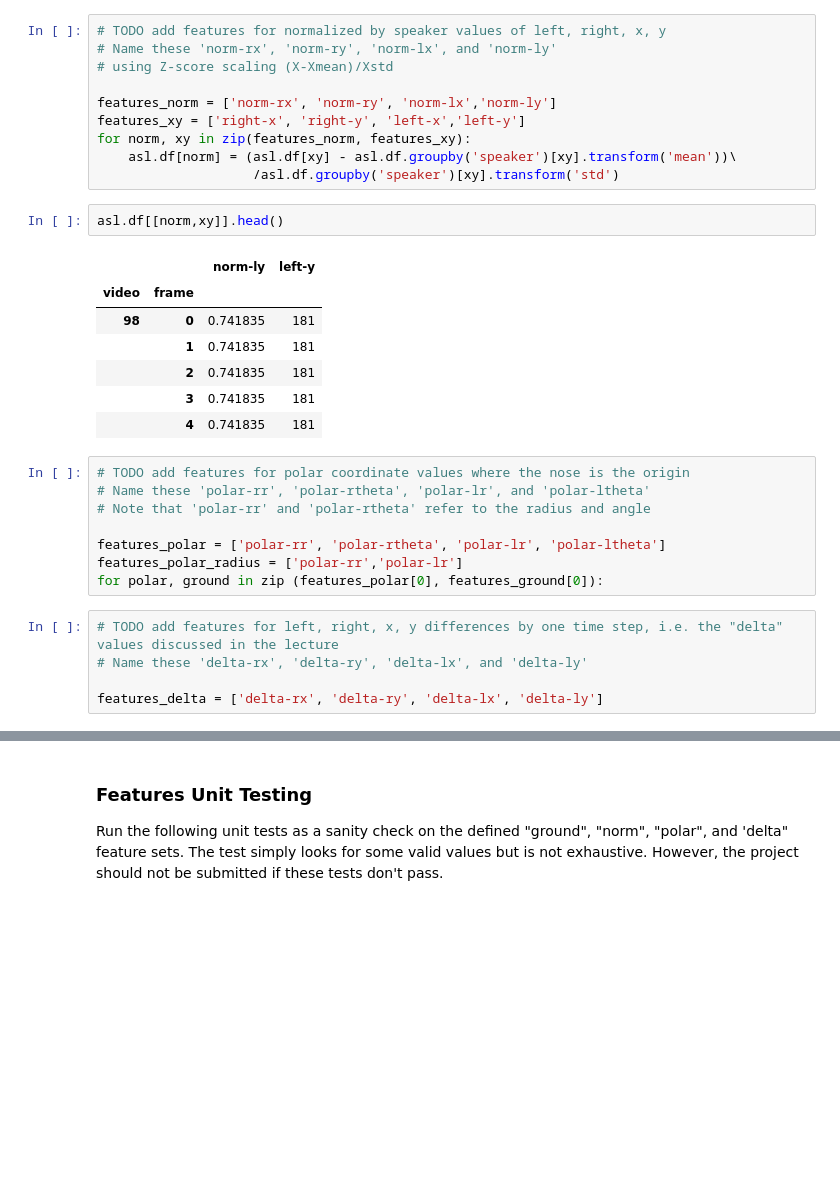
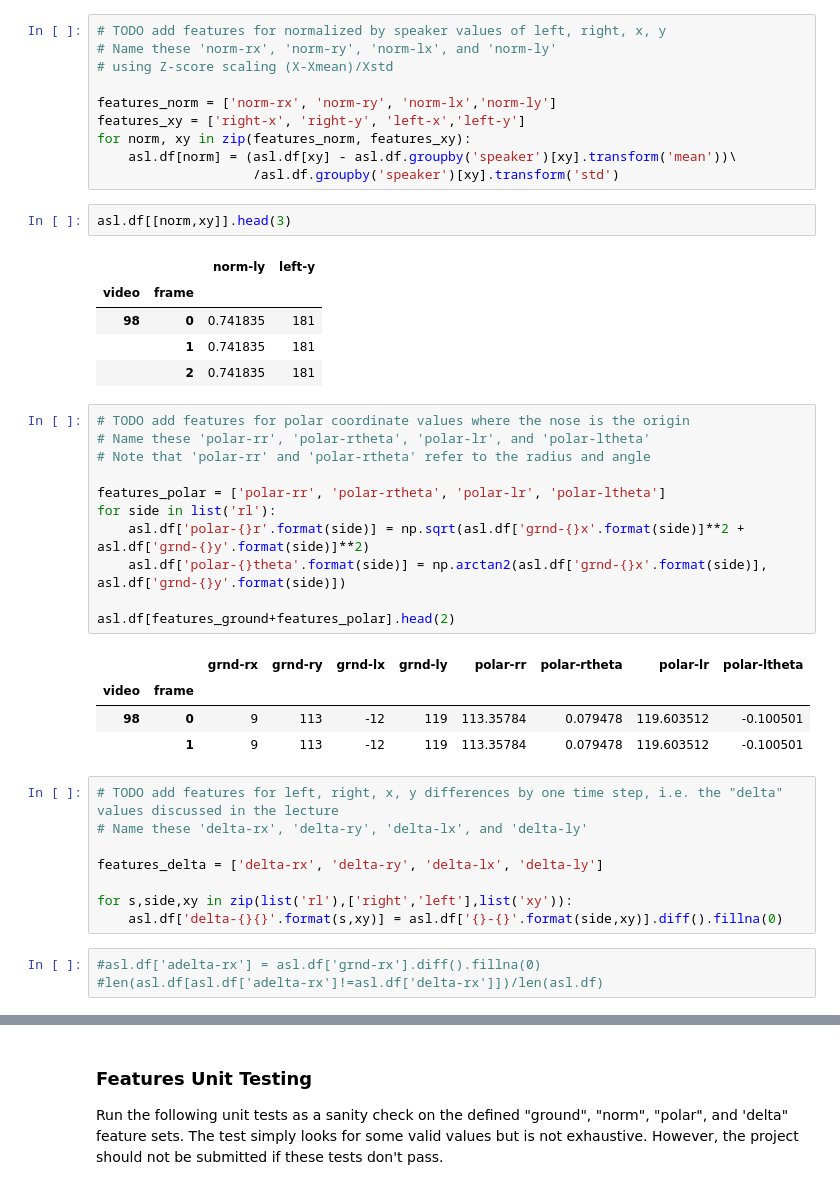
Before and after one commit to ergut/aind-recognizer, a Jupyter notebook: asl_recognizer.ipynb, the cells around one changed output, grey strips where cells are left out. Saved outputs shown, nothing was run; the diff lists cells and outputs as text; blank space fills up the shorter version.

```diff
--- a/asl_recognizer.ipynb
+++ b/asl_recognizer.ipynb
@@ -229,28 +208,40 @@ for norm, xy in zip(features_norm, features_xy):
     asl.df[norm] = (asl.df[xy] - asl.df.groupby('speaker')[xy].transform('mean'))\
                     /asl.df.groupby('speaker')[xy].transform('std')
 # %%
-asl.df[[norm,xy]].head()
+asl.df[[norm,xy]].head(3)
 # %% [output]
 |  |  | norm-ly | left-y |
 | video | frame |  |  |
 | 98 | 0 | 0.741835 | 181 |
 |  | 1 | 0.741835 | 181 |
 |  | 2 | 0.741835 | 181 |
-|  | 3 | 0.741835 | 181 |
-|  | 4 | 0.741835 | 181 |
 # %%
 # TODO add features for polar coordinate values where the nose is the origin
 # Name these 'polar-rr', 'polar-rtheta', 'polar-lr', and 'polar-ltheta'
 # Note that 'polar-rr' and 'polar-rtheta' refer to the radius and angle
 
 features_polar = ['polar-rr', 'polar-rtheta', 'polar-lr', 'polar-ltheta']
-features_polar_radius = ['polar-rr','polar-lr']
-for polar, ground in zip (features_polar[0], features_ground[0]):
+for side in list('rl'):
+    asl.df['polar-{}r'.format(side)] = np.sqrt(asl.df['grnd-{}x'.format(side)]**2 + asl.df['grnd-{}y'.format(side)]**2)
+    asl.df['polar-{}theta'.format(side)] = np.arctan2(asl.df['grnd-{}x'.format(side)], asl.df['grnd-{}y'.format(side)])
+
+asl.df[features_ground+features_polar].head(2)
+# %% [output]
+|  |  | grnd-rx | grnd-ry | grnd-lx | grnd-ly | polar-rr | polar-rtheta | polar-lr | polar-ltheta |
+| video | frame |  |  |  |  |  |  |  |  |
+| 98 | 0 | 9 | 113 | -12 | 119 | 113.35784 | 0.079478 | 119.603512 | -0.100501 |
+|  | 1 | 9 | 113 | -12 | 119 | 113.35784 | 0.079478 | 119.603512 | -0.100501 |
 # %%
 # TODO add features for left, right, x, y differences by one time step, i.e. the "delta" values discussed in the lecture
 # Name these 'delta-rx', 'delta-ry', 'delta-lx', and 'delta-ly'
 
 features_delta = ['delta-rx', 'delta-ry', 'delta-lx', 'delta-ly']
+
+for s,side,xy in zip(list('rl'),['right','left'],list('xy')):
+    asl.df['delta-{}{}'.format(s,xy)] = asl.df['{}-{}'.format(side,xy)].diff().fillna(0)
+# %%
+#asl.df['adelta-rx'] = asl.df['grnd-rx'].diff().fillna(0)
+#len(asl.df[asl.df['adelta-rx']!=asl.df['delta-rx']])/len(asl.df)
 # %%
 # TODO add features of your own design, which may be a combination of the above or something else
 # Name these whatever you would like
```
Also changed, not shown: parts of 9 cells of this notebook.
